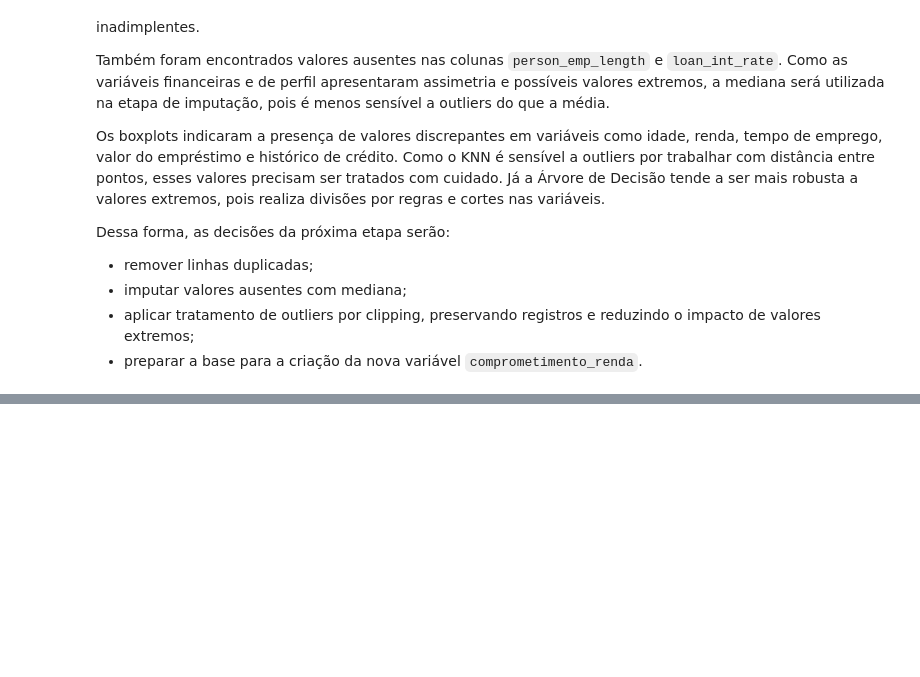
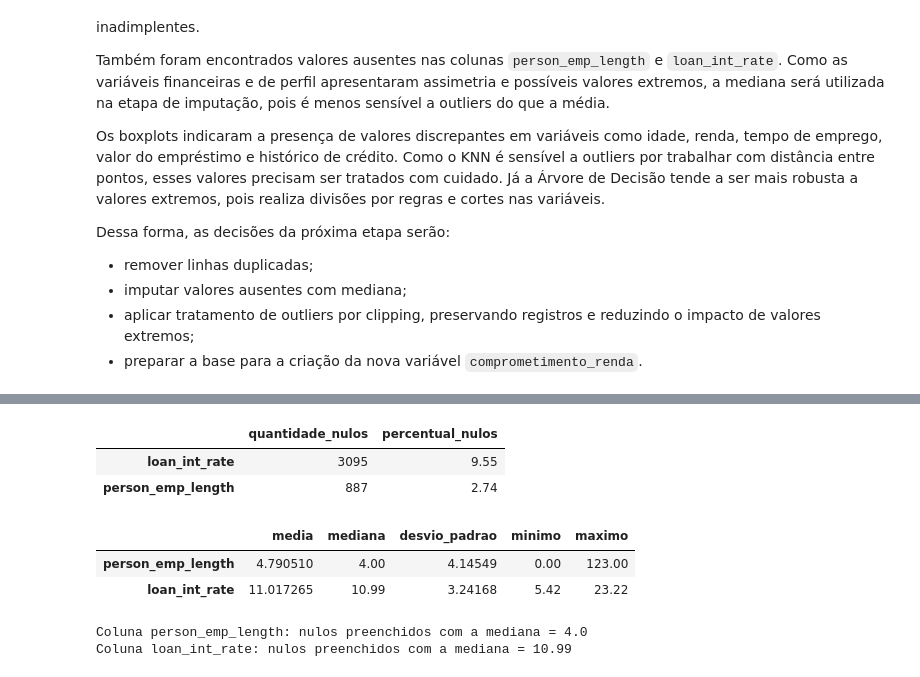
Before and after one commit to MarcioLuizBR/projeto-risco-credito-machine-learning, a Jupyter notebook: notebooks/pipeline_risco_credito.ipynb, the cells around one changed output, grey strips where cells are left out. Cells and saved outputs as stored; diff of their text form; code cells hidden in the pictures; blank space fills up the shorter version.

```diff
--- a/notebooks/pipeline_risco_credito.ipynb
+++ b/notebooks/pipeline_risco_credito.ipynb
@@ -448,0 +462,8 @@ Dessa forma, as decisões da próxima etapa serão:
+# %%
+# Criando uma cópia da base original para realizar os tratamentos
+# A base original permanece preservada na variável df.
+
+df_tratado = df.copy()
+
+print("Base original:", df.shape)
+print("Base para tratamento:", df_tratado.shape)
@@ -448,0 +499,48 @@ Dessa forma, as decisões da próxima etapa serão:
+# %%
+# Verificando valores nulos após a remoção de duplicadas
+
+nulos_antes = pd.DataFrame({
+    "quantidade_nulos": df_tratado.isnull().sum(),
+    "percentual_nulos": (df_tratado.isnull().mean() * 100).round(2)
+})
+
+nulos_antes = nulos_antes[nulos_antes["quantidade_nulos"] > 0].sort_values(
+    by="quantidade_nulos",
+    ascending=False
+)
+
+nulos_antes
+# %% [output]
+|  | quantidade_nulos | percentual_nulos |
+| loan_int_rate | 3095 | 9.55 |
+| person_emp_length | 887 | 2.74 |
+# %%
+# Comparando média e mediana das colunas com valores nulos
+
+colunas_com_nulos = ["person_emp_length", "loan_int_rate"]
+
+comparacao_media_mediana = pd.DataFrame({
+    "media": df_tratado[colunas_com_nulos].mean(),
+    "mediana": df_tratado[colunas_com_nulos].median(),
+    "desvio_padrao": df_tratado[colunas_com_nulos].std(),
+    "minimo": df_tratado[colunas_com_nulos].min(),
+    "maximo": df_tratado[colunas_com_nulos].max()
+})
+
+comparacao_media_mediana
+# %% [output]
+|  | media | mediana | desvio_padrao | minimo | maximo |
+| person_emp_length | 4.790510 | 4.00 | 4.14549 | 0.00 | 123.00 |
+| loan_int_rate | 11.017265 | 10.99 | 3.24168 | 5.42 | 23.22 |
+# %%
+# Imputando valores nulos com a mediana
+# A mediana foi escolhida por ser mais robusta a distribuições assimétricas e valores extremos.
+
+for coluna in colunas_com_nulos:
+    mediana = df_tratado[coluna].median()
+    df_tratado[coluna] = df_tratado[coluna].fillna(mediana)
+
+    print(f"Coluna {coluna}: nulos preenchidos com a mediana = {mediana}")
+# %% [output]
+Coluna person_emp_length: nulos preenchidos com a mediana = 4.0
+Coluna loan_int_rate: nulos preenchidos com a mediana = 10.99
```
Also changed, not shown: parts of 12 cells of this notebook.
